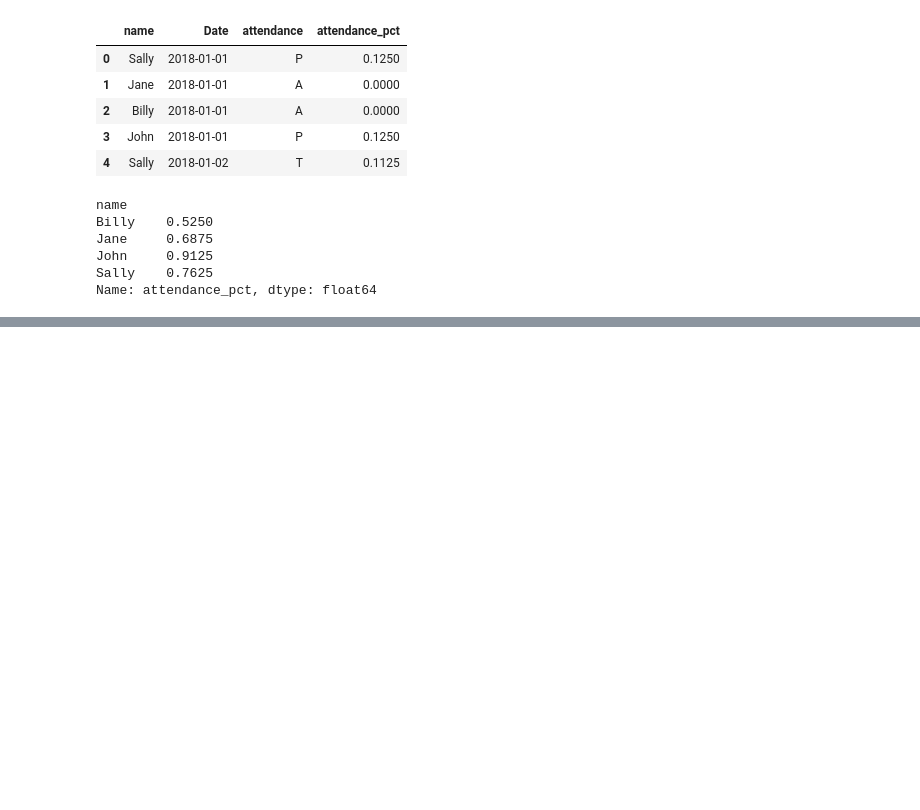
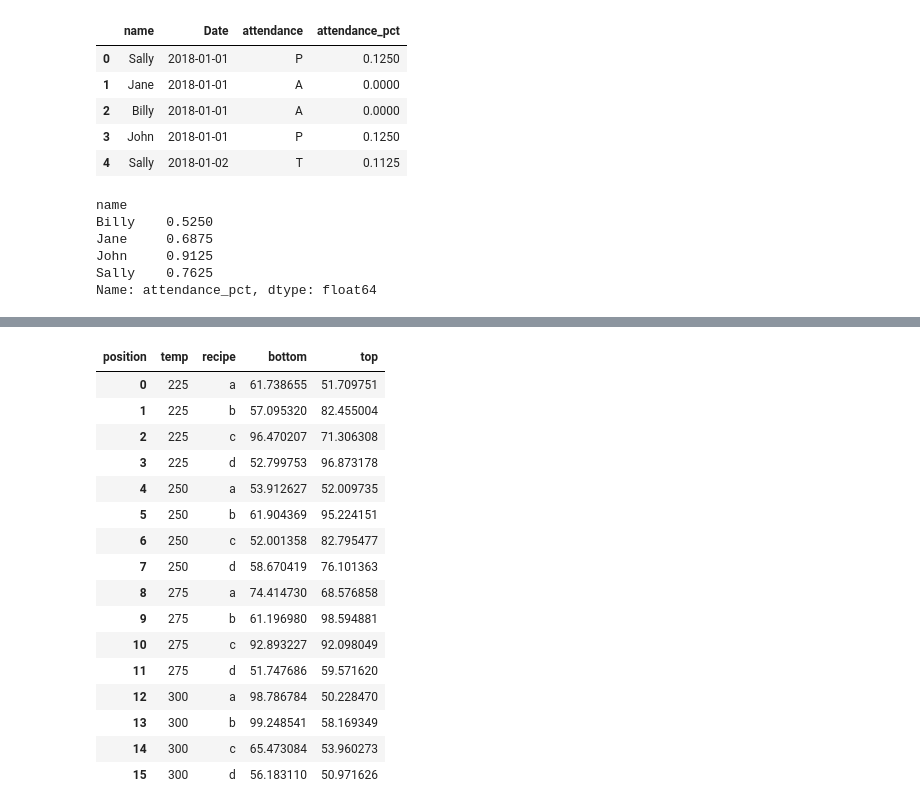
Before and after one commit to Ken-Alviola/classification-exercises, a Jupyter notebook: classification_exercises.ipynb, the cells around one changed output, grey strips where cells are left out. Drawn from its saved outputs; the diff is of its cells as text; code cells hidden in the pictures; blank space fills up the shorter version.

```diff
--- a/classification_exercises.ipynb
+++ b/classification_exercises.ipynb
@@ -375,11 +386,5 @@ coffee_levels
 
 #a. Read the cake_recipes.csv data. This data set contains cake tastiness scores for combinations of different recipes,
 # oven rack positions, and oven temperatures.
-
-#b. Tidy the data as necessary.
-
-#c. Which recipe, on average, is the best? recipe b
-
-#d. Which oven temperature, on average, produces the best results? 275
-
-#e. Which combination of recipe, rack position, and temperature gives the best result? recipe b, bottom rack, 300 degrees
+cake_recipes = pd.read_csv('untidy-data/cake_recipes.csv')
+cake_recipes
@@ -385,0 +401,5 @@ coffee_levels
+# %%
+#b. Tidy the data as necessary.
+cake_recipes[['recipe','position']] = cake_recipes['recipe:position'].str.split(':', expand = True)
+cake_recipes.drop(columns='recipe:position', inplace = True)
+cake_recipes
@@ -385,0 +416,25 @@ coffee_levels
+# %%
+#a little easier to read....
+damn_cakes = cake_recipes.pivot_table(index='position', columns='recipe', values=['225','250','275','300']).T
+damn_cakes.reset_index(inplace=True)
+# %%
+damn_cakes.rename(columns={'level_0':'temp'},inplace=True)
+damn_cakes
+# %% [output]
+| position | temp | recipe | bottom | top |
+| 0 | 225 | a | 61.738655 | 51.709751 |
+| 1 | 225 | b | 57.095320 | 82.455004 |
+| 2 | 225 | c | 96.470207 | 71.306308 |
+| 3 | 225 | d | 52.799753 | 96.873178 |
+| 4 | 250 | a | 53.912627 | 52.009735 |
+| 5 | 250 | b | 61.904369 | 95.224151 |
+| 6 | 250 | c | 52.001358 | 82.795477 |
+| 7 | 250 | d | 58.670419 | 76.101363 |
+| 8 | 275 | a | 74.414730 | 68.576858 |
+| 9 | 275 | b | 61.196980 | 98.594881 |
+| 10 | 275 | c | 92.893227 | 92.098049 |
+| 11 | 275 | d | 51.747686 | 59.571620 |
+| 12 | 300 | a | 98.786784 | 50.228470 |
+| 13 | 300 | b | 99.248541 | 58.169349 |
+| 14 | 300 | c | 65.473084 | 53.960273 |
+| 15 | 300 | d | 56.183110 | 50.971626 |
```
Also changed, not shown: parts of 11 cells of this notebook.
